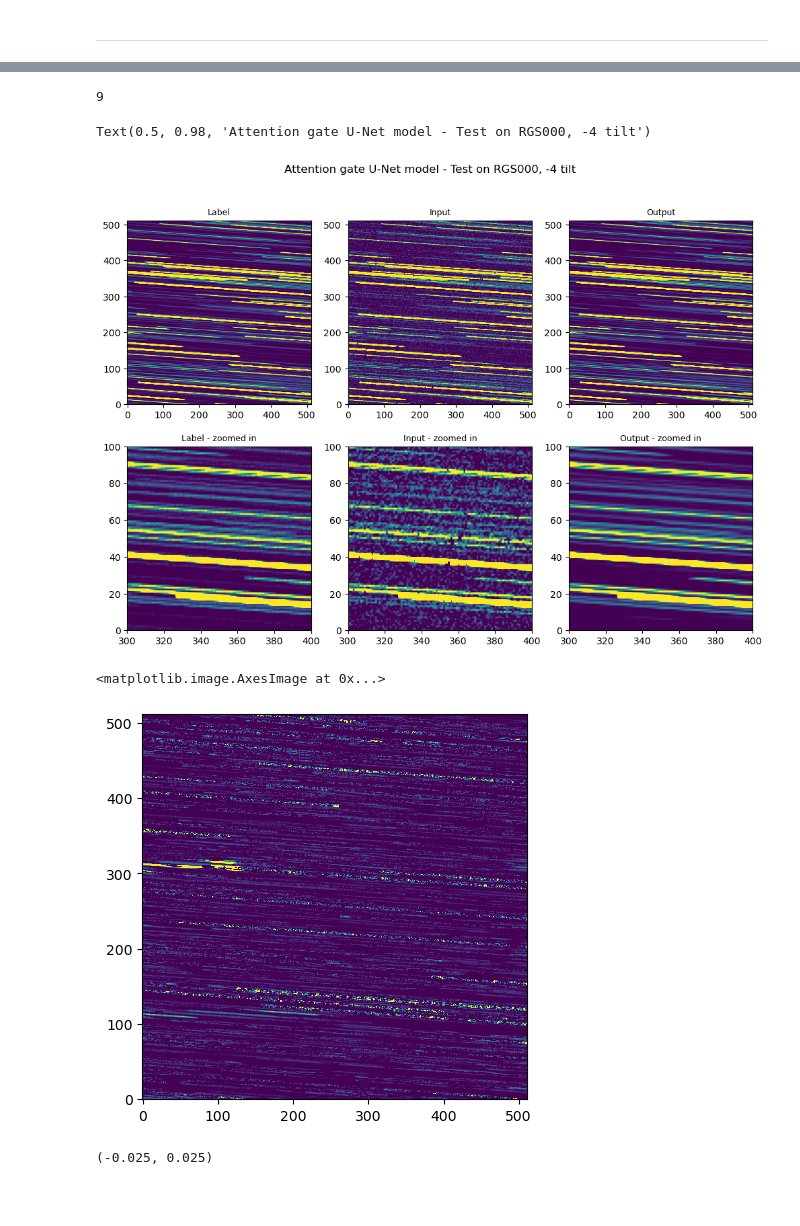
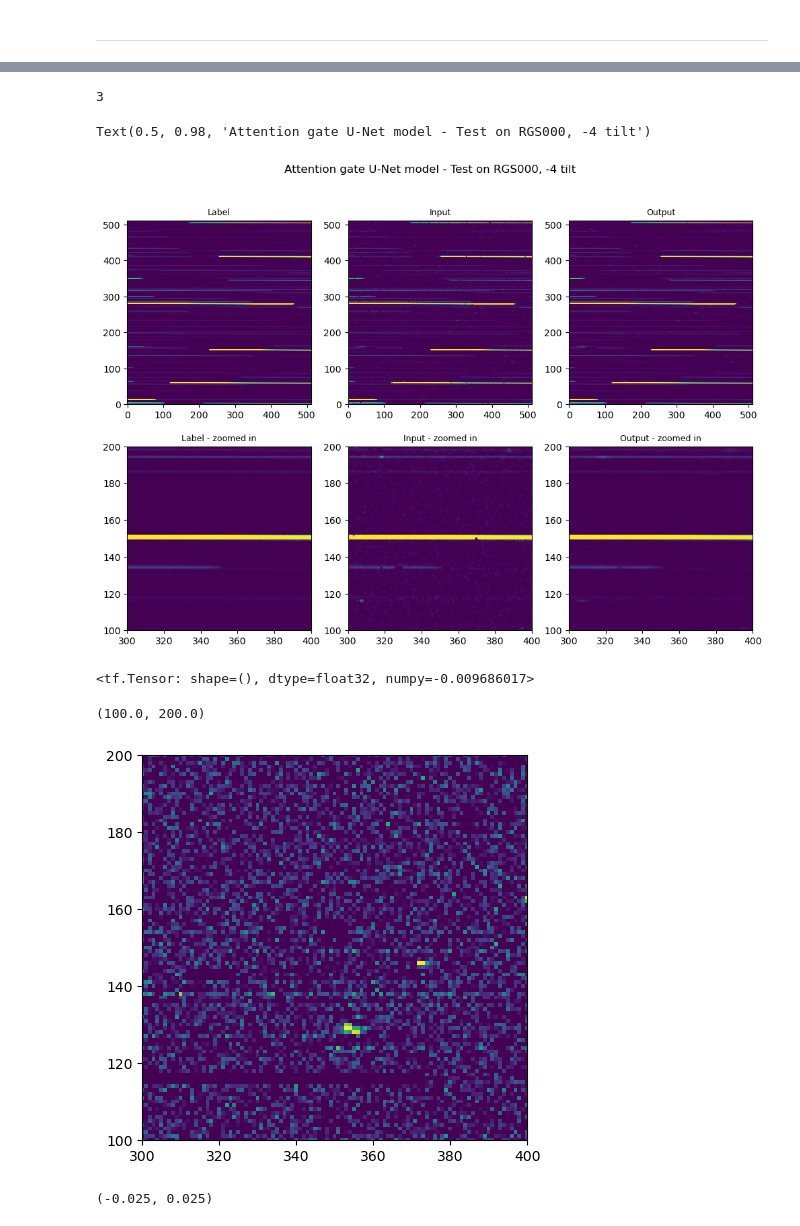
Before and after one commit to nicolofiaba/master-thesis-codes, a Jupyter notebook: codes/unet_testing.ipynb, the cells around one changed output, grey strips where cells are left out. Cells and saved outputs as stored; diff of their text form; code cells hidden in the pictures; blank space fills up the shorter version.

```diff
--- a/codes/unet_testing.ipynb
+++ b/codes/unet_testing.ipynb
@@ -165,11 +169,11 @@ Images in validation set: 847
 Images in test set: 471
 Image size: (512, 512)
 # %%
-BATCH_SIZE = 16
+BATCH_SIZE = 2
 
-train_dataset = tf.data.Dataset.from_tensor_slices((x_train[:], y_train[:])).batch(BATCH_SIZE)#.shuffle(100)
-val_dataset = tf.data.Dataset.from_tensor_slices((x_val[:], y_val[:])).batch(BATCH_SIZE)
-test_dataset = tf.data.Dataset.from_tensor_slices((x_test[:], y_test[:])).batch(BATCH_SIZE)
+train_dataset = tf.data.Dataset.from_tensor_slices((x_train[:10], y_train[:10])).batch(BATCH_SIZE)#.shuffle(100)
+val_dataset = tf.data.Dataset.from_tensor_slices((x_val[:10], y_val[:10])).batch(BATCH_SIZE)
+test_dataset = tf.data.Dataset.from_tensor_slices((x_test[:10], y_test[:10])).batch(BATCH_SIZE)
 # %%
 x_train.shape
 # %% [output]
@@ -268,7 +273,7 @@ def ssim_loss(y_true, y_pred):
     )
 # %%
 # Set hyerparameters
-EPOCHS = 300
+EPOCHS = 500
 LEARNING_RATE = 1e-3
 INIT_LR = 1e-3
 MAX_LR = 1
@@ -373,7 +378,7 @@ def make_unet_model(image_size):
 
 def attention_unet(image_size):
     """ Inputs """
-    inputs = L.Input(shape=(image_size[0], image_size[1], 1))
+    inputs = L.Input(shape=(image_size[0], image_size[1], 2))
 
     """ Encoder """
     s1, p1 = encoder_block(inputs, 64)
@@ -436,12 +441,12 @@ early_stop = tf.keras.callbacks.EarlyStopping(monitor='val_loss',
                                            start_from_epoch=100)
 
 def lr_schedule(epoch):
-    if epoch < 295:
-        return 1e-2
-    elif epoch < 500:
-        return 1e-3
+    if epoch < 250:
+        return 2e-3
+    elif epoch < 400:
+        return 1e-4
     else:
-        return 1e-5
+    	return 1e-5
 
 lr_callback = tf.keras.callbacks.LearningRateScheduler(lr_schedule)
 # %% [markdown]
@@ -543,45 +546,49 @@ pred = np.squeeze(pred)
 # %%
 import random
-index = 9
+index = 3
 print(index)
 from matplotlib.colors import ListedColormap
 
 cmap = plt.cm.viridis
 colors = cmap(np.arange(cmap.N))
 
 colors[0] = [1, 1, 1, 1]
 
 new_cmap = ListedColormap(colors)
 
 fig, axs = plt.subplots(2, 3, figsize=(12,8))
 # lis = [y_train[:10], pred]
-lis = [y_test, x_test[...,0], pred_trained]
+lis = [y_train, x_train[...,0], pred]
 titles = ['Label', 'Input', 'Output']
 
 for i, ax in enumerate(axs.flatten()[:3]):
-    ax.imshow(lis[i][index], aspect=1, vmin=0, vmax=0.01, origin='lower')
+    ax.imshow(lis[i][index], aspect=1, vmin=0, vmax=0.1, origin='lower')
     ax.set_title(titles[i], fontsize=9)
     # ax.set_xlim(300, 400)
     # ax.set_ylim(170, 230)
 for i, ax in enumerate(axs.flatten()[3:]):
-    ax.imshow(lis[i][index], aspect=1, vmin=0, vmax=0.01, origin='lower')
+    ax.imshow(lis[i][index], aspect=1, vmin=0, vmax=0.1, origin='lower')
     ax.set_title(titles[i]+' - zoomed in', fontsize=9)
     ax.set_xlim(300, 400)
-    ax.set_ylim(0, 100)
+    ax.set_ylim(100, 200)
 plt.suptitle("Attention gate U-Net model - Test on RGS000, -4 tilt")
 # plt.savefig("denoise_attUNET_testpred.png")
 # %% [output]
-9
+3
 Text(0.5, 0.98, 'Attention gate U-Net model - Test on RGS000, -4 tilt')
-[figure, old version]
+[figure, new version]
+# %%
+tf.reduce_min(x_test[...,0])
+# %% [output]
+<tf.Tensor: shape=(), dtype=float32, numpy=-0.009686017>
 # %%
 fig, ax = plt.subplots(figsize=(8,5))
-ax.imshow(y_test[index] - pred_trained[index], aspect=1, vmin=0, vmax=0.003, origin='lower')
-# ax.set_xlim(300, 400)
-# ax.set_ylim(170, 230)
+ax.imshow(x_test[...,0][index] - pred_trained[index], aspect=1, vmin=0, vmax=0.01, origin='lower')
+ax.set_xlim(300, 400)
+ax.set_ylim(100, 200)
 # %% [output]
-<matplotlib.image.AxesImage at 0x...>
+(100.0, 200.0)
-[figure, old version]
+[figure, new version]
 # %%
 flatten_diff = tf.reshape(y_test[...,0][index]-pred_trained[index], [-1])
 # %%
```
Also changed, not shown: parts of 19 cells of this notebook, 10 other files.
